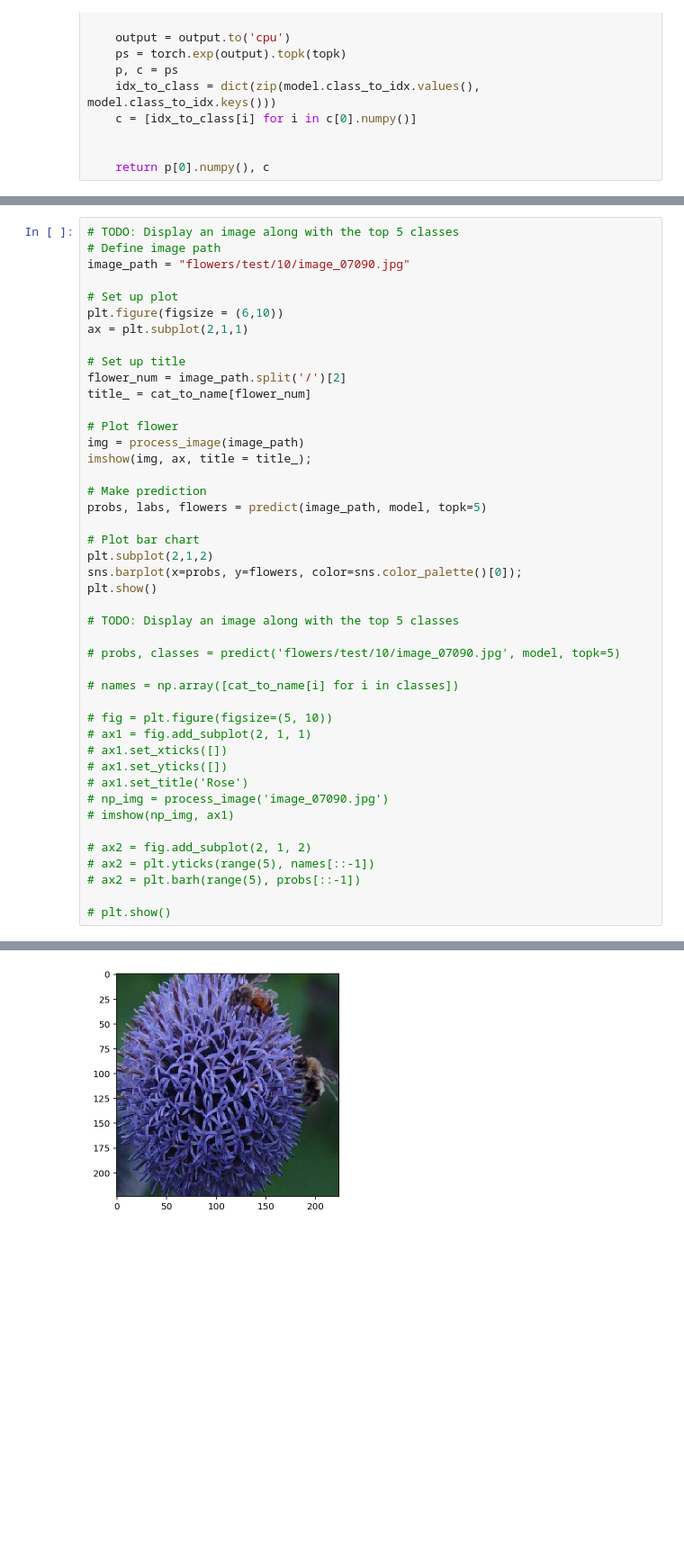
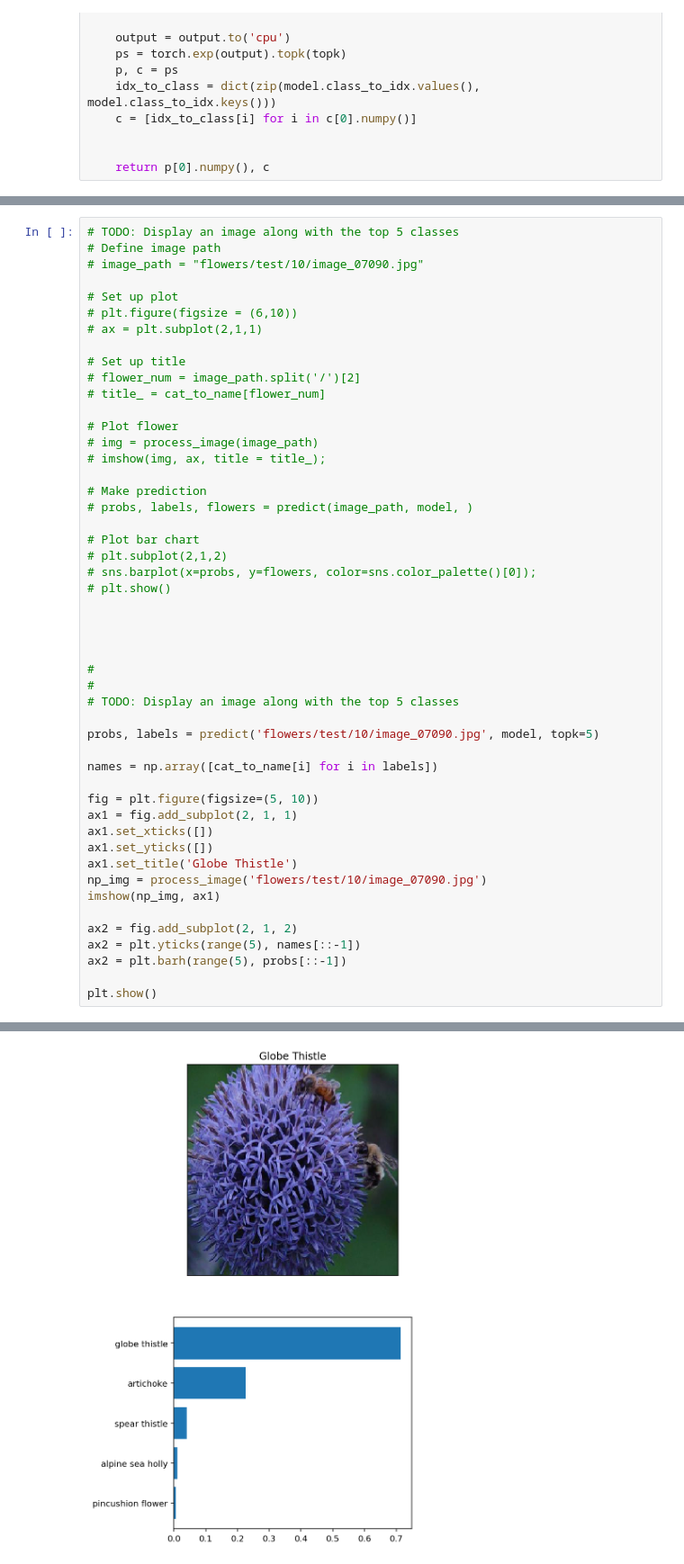
Before and after one commit to chuqdennis/flowerClassifier-project, a Jupyter notebook: Image Classifier Project.ipynb, the cells around one changed output, grey strips where cells are left out. Shown: that part at 90% size. Saved outputs shown, nothing was run; the diff lists cells and outputs as text; blank space fills up the shorter version.

```diff
--- a/Image Classifier Project.ipynb
+++ b/Image Classifier Project.ipynb
@@ -465,45 +466,50 @@ You can convert from the class integer encoding to actual flower names with the
 # %%
 # TODO: Display an image along with the top 5 classes
 # Define image path
-image_path = "flowers/test/10/image_07090.jpg"
+# image_path = "flowers/test/10/image_07090.jpg"
 
 # Set up plot
-plt.figure(figsize = (6,10))
-ax = plt.subplot(2,1,1)
+# plt.figure(figsize = (6,10))
+# ax = plt.subplot(2,1,1)
 
 # Set up title
-flower_num = image_path.split('/')[2]
-title_ = cat_to_name[flower_num]
+# flower_num = image_path.split('/')[2]
+# title_ = cat_to_name[flower_num]
 
 # Plot flower
-img = process_image(image_path)
-imshow(img, ax, title = title_);
+# img = process_image(image_path)
+# imshow(img, ax, title = title_);
 
 # Make prediction
-probs, labs, flowers = predict(image_path, model, topk=5)
+# probs, labels, flowers = predict(image_path, model, )
 
 # Plot bar chart
-plt.subplot(2,1,2)
-sns.barplot(x=probs, y=flowers, color=sns.color_palette()[0]);
-plt.show()
+# plt.subplot(2,1,2)
+# sns.barplot(x=probs, y=flowers, color=sns.color_palette()[0]);
+# plt.show()
 
+
+
+
+#
+#
 # TODO: Display an image along with the top 5 classes
 
-# probs, classes = predict('flowers/test/10/image_07090.jpg', model, topk=5)
+probs, labels = predict('flowers/test/10/image_07090.jpg', model, topk=5)
 
-# names = np.array([cat_to_name[i] for i in classes])
+names = np.array([cat_to_name[i] for i in labels])
 
-# fig = plt.figure(figsize=(5, 10))
-# ax1 = fig.add_subplot(2, 1, 1)
-# ax1.set_xticks([])
-# ax1.set_yticks([])
-# ax1.set_title('Rose')
-# np_img = process_image('image_07090.jpg')
-# imshow(np_img, ax1)
+fig = plt.figure(figsize=(5, 10))
+ax1 = fig.add_subplot(2, 1, 1)
+ax1.set_xticks([])
+ax1.set_yticks([])
+ax1.set_title('Globe Thistle')
+np_img = process_image('flowers/test/10/image_07090.jpg')
+imshow(np_img, ax1)
 
-# ax2 = fig.add_subplot(2, 1, 2)
-# ax2 = plt.yticks(range(5), names[::-1])
-# ax2 = plt.barh(range(5), probs[::-1])
+ax2 = fig.add_subplot(2, 1, 2)
+ax2 = plt.yticks(range(5), names[::-1])
+ax2 = plt.barh(range(5), probs[::-1])
 
-# plt.show()
+plt.show()
 # %% [output]
@@ -511 +516 @@ ValueError: not enough values to unpack (expected 3, got 2)
-[figure, old version]
+[figure, new version]
```
Also changed, not shown: parts of 4 cells of this notebook, 4 other files.
